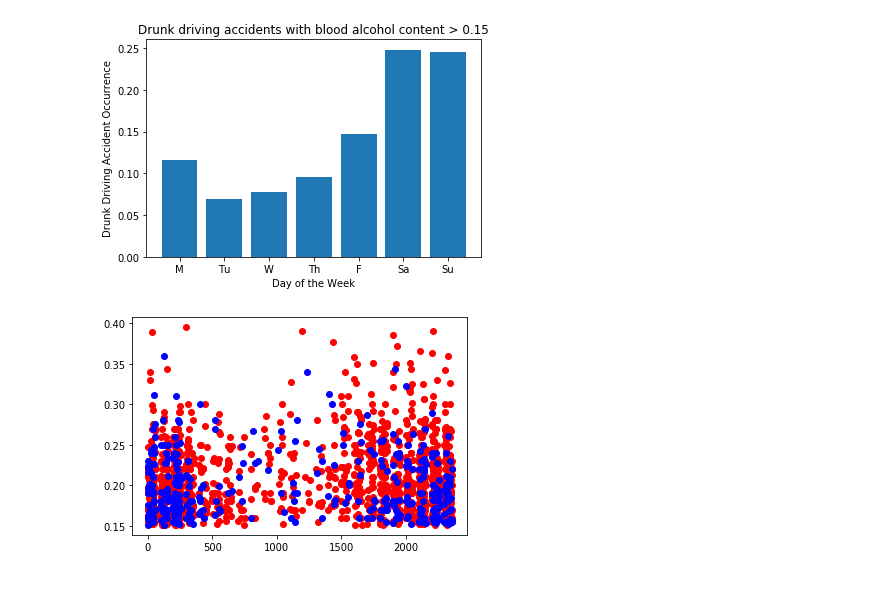
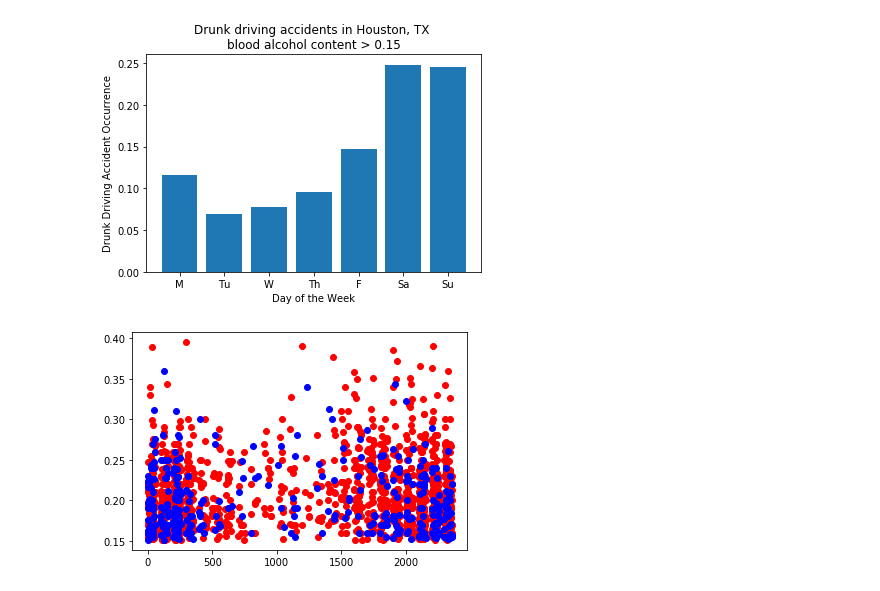
Before and after one commit to rjclark2/DataIncubator, a Jupyter notebook: CarCrashes.ipynb, the cells around one changed output. Cells and saved outputs as stored; diff of their text form; code cells hidden in the pictures.

```diff
--- a/CarCrashes.ipynb
+++ b/CarCrashes.ipynb
@@ -89,0 +217,7 @@ with open('combined.csv',encoding='utf-8') as csvfile:
+# %%
+percdd = {}
+for key in age:
+    if key in dd:
+        percdd[key] = float(dd[key])/float(age[key])
+    else:
+        percdd[key] = 0
@@ -89,0 +252,9 @@ with open('combined.csv',encoding='utf-8') as csvfile:
+# %%
+deaths = 0
+deathsdd = 0
+for key in data:
+    deaths += data[key]['deaths']
+    for key2 in data[key]:
+        if 'p' in key2:
+            if data[key][key2]['bac'] > 0.0:
+                deathsdd += data[key]['deaths']
@@ -89,0 +265,26 @@ with open('combined.csv',encoding='utf-8') as csvfile:
+# %%
+day = {}
+daydd = {}
+timedd = {}
+time = {}
+for key in data:
+    if data[key]['day'] in day:
+        day[data[key]['day']] = day[data[key]['day']] + 1
+    else:
+        day[data[key]['day']] = 1
+    if int(round(data[key]['time']/100)*100) in time:
+        time[int(round(data[key]['time']/100)*100)] = time[int(round(data[key]['time']/100)*100)] +1
+    else:
+        time[int(round(data[key]['time']/100)*100)] = 1
+    for key2 in data[key]:
+        if 'p' in key2:
+            if data[key][key2]['bac'] > 0.0:
+                if data[key]['day'] in daydd:
+                    daydd[data[key]['day']] = daydd[data[key]['day']] + 1
+                else:
+                    daydd[data[key]['day']] = 1
+                if int(round(data[key]['time']/100)*100) in timedd:
+                    timedd[int(round(data[key]['time']/100)*100)] = timedd[int(round(data[key]['time']/100)*100)] +1
+                else:
+                    timedd[int(round(data[key]['time']/100)*100)] = 1
+print(sorted(timedd.items()))
@@ -111,11 +342,11 @@ y = [i/sumy for i in y ]
 # %%
 plt.bar(x,y)
 plt.xlabel('Day of the Week')
 plt.ylabel('Drunk Driving Accident Occurrence')
-plt.title('Drunk driving accidents with blood alcohol content > 0.15')
+plt.title('Drunk driving accidents in Houston, TX \nblood alcohol content > 0.15')
 plt.savefig('DrunkDriving.png')
 # %% [output]
-[figure, old version]
+[figure, new version]
 # %%
 plt.plot(Mx,My, 'ro')
 plt.plot(Fx,Fy, 'bo')
```
Also changed, not shown: parts of 17 cells of this notebook.
